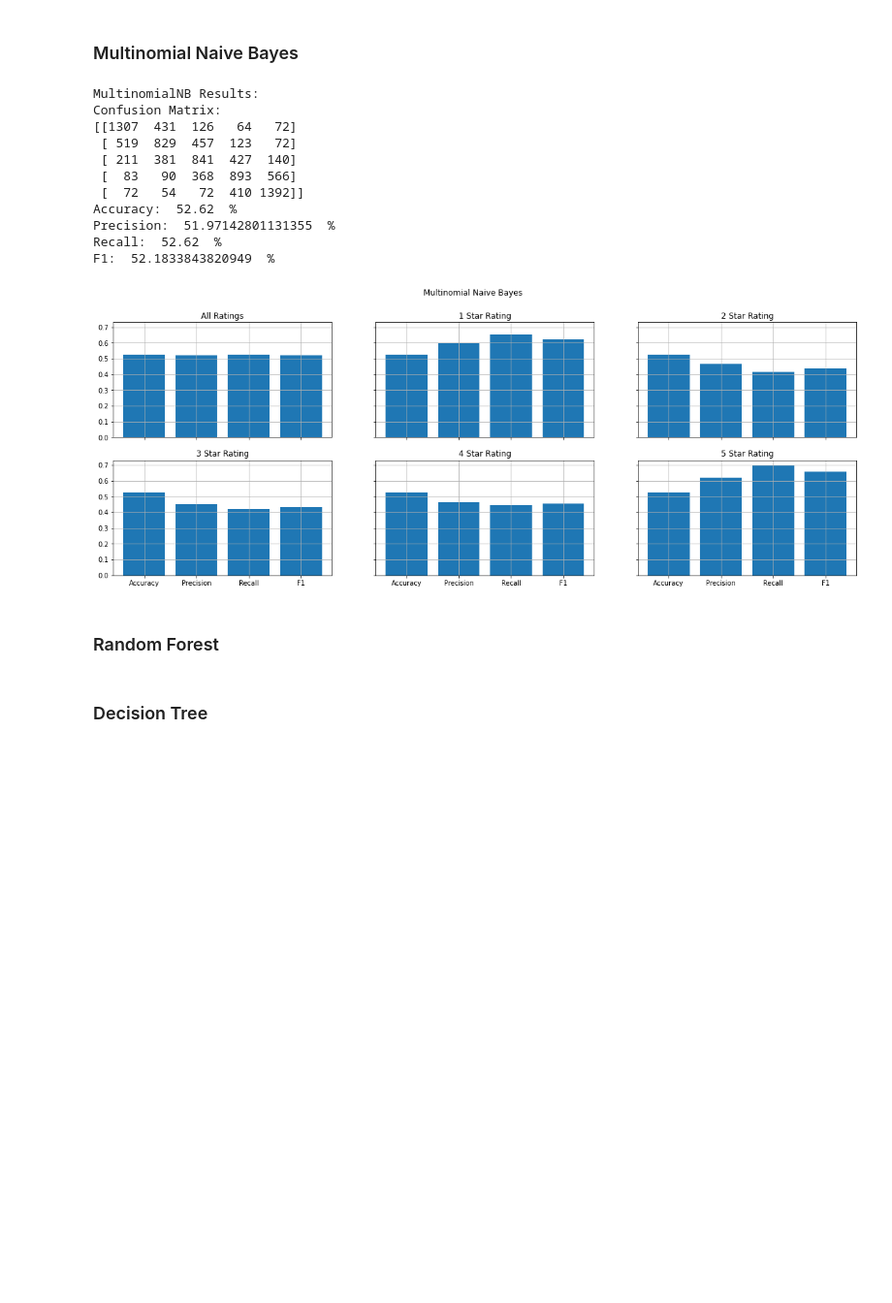
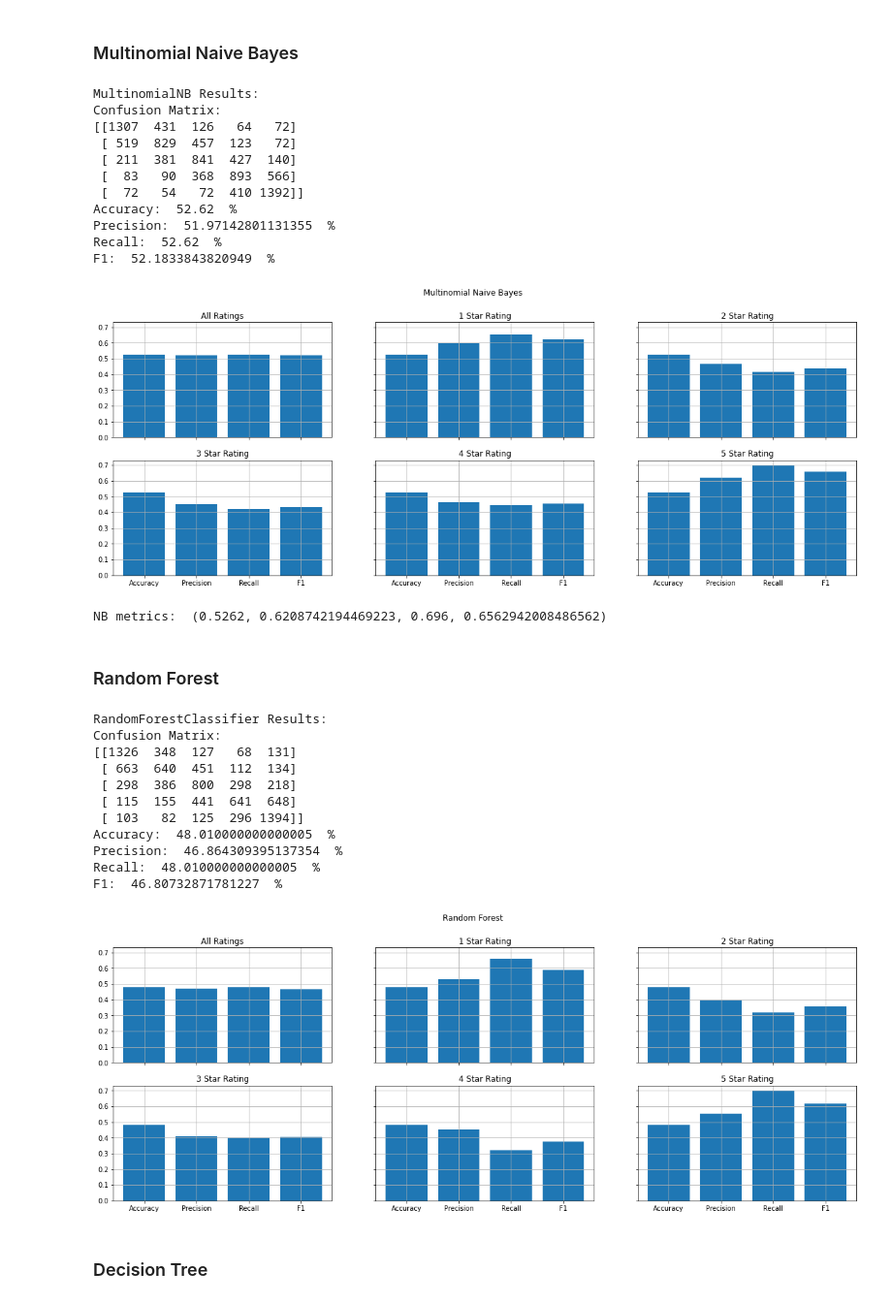
Before and after one commit to BrunoRosendo/feup_iart_proj2, a Jupyter notebook: amazonNLP.ipynb, the cells around one changed output. Shown at 97% size. Saved outputs shown, nothing was run; the diff lists cells and outputs as text; code cells hidden in the pictures; blank space fills up the shorter version.

Commit message:
Added more methods for graphs

```diff
--- a/amazonNLP.ipynb
+++ b/amazonNLP.ipynb
@@ -141,7 +141,7 @@ def prepare_statistic(data):
     y = data.iloc[1:].tolist()
     return x, y, title
 
-def plot_graph(data, figLabel):
+def plot_all_metrics(data, figLabel):
     fig, axs = plt.subplots(2, 3, sharex=True, sharey=True)
     fig.set_figwidth(20)
     fig.set_figheight(7)
@@ -152,11 +152,20 @@ def plot_graph(data, figLabel):
             currData = data[index]
             x, y, title = prepare_statistic(currData)
             axis = axs[i, j]
-            # axis.set_ylim(bottom=0.0, top=1.0)
+            # axis.set_ylim(bottom=0.0, top=1.0)    # Uncomment this to see yAxis from [0, 1]
             axis.bar(x, y)
             axis.set_title(title)
             axis.grid(True)
     plt.show()
+
+def plot_bar(x, y, title, y_label, x_label):
+    fig = plt.figure()
+    ax = fig.add_axes([0,0,3,1.5])
+    ax.bar(x, y)
+    ax.set_title(title)
+    ax.set_ylabel(y_label)
+    ax.set_xlabel(x_label)
+    plt.show()
 # %% [markdown]
 ### Analyze Results
 # %%
@@ -192,7 +201,11 @@ def analyze(prediction, test, classifierLabel):
 
 
     # Plot the data
-    plot_graph(plot_data, classifierLabel)
+    plot_all_metrics(plot_data, classifierLabel)
+
+    plot_bar()
+
+    return (accuracy, precision, recall, f1)
 # %% [markdown]
 ### K-Nearest Neighbor
 # %%
@@ -220,7 +220,7 @@ prediction = predict(MultinomialNB(), sample_weight=1.0)
 # prediction = gridPredict(MultinomialNB(), {"alpha": [0.0001, 0.5, 1.0]}, sample_weight=1.0)
 # prediction = fullPredict(MultinomialNB(), {"alpha": [0.0001, 0.5, 1.0]}, sample_weight=1.0)
 print("MultinomialNB Results:")
-analyze(prediction, test, 'Multinomial Naive Bayes')
+nb_metrics = analyze(prediction, test, 'Multinomial Naive Bayes')
 # %% [output]
 MultinomialNB Results:
 Confusion Matrix:
@@ -234,15 +234,28 @@ Precision:  51.97142801131355  %
 Recall:  52.62  %
 F1:  52.1833843820949  %
 [figure]
+NB metrics:  (0.5262, 0.6208742194469223, 0.696, 0.6562942008486562)
 # %% [markdown]
 ### Random Forest
 # %%
-# prediction = predict(RandomForestClassifier(n_estimators=100), sample_weight=1.0)
-# "max_features": ["int", "sqrt", "log2"]
-prediction = gridPredict(RandomForestClassifier(), {"n_estimators": [50, 100]} , sample_weight=1.0)
-# TODO: TEST SINGLE PARAMETER (n_estimators = 200 ...)
+prediction = predict(RandomForestClassifier(n_estimators=100), sample_weight=1.0)
+#prediction = fullPredict(RandomForestClassifier(), {"n_estimators": [50, 100]} , sample_weight=1.0)
+
 print("RandomForestClassifier Results:")
-analyze(prediction, test, 'Random Forest')
+rforest_metrics = analyze(prediction, test, 'Random Forest')
+# %% [output]
+RandomForestClassifier Results:
+Confusion Matrix:
+[[1326  348  127   68  131]
+ [ 663  640  451  112  134]
+ [ 298  386  800  298  218]
+ [ 115  155  441  641  648]
+ [ 103   82  125  296 1394]]
+Accuracy:  48.010000000000005  %
+Precision:  46.864309395137354  %
+Recall:  48.010000000000005  %
+F1:  46.80732871781227  %
+[figure, added]
 # %% [markdown]
 ### Decision Tree
 # %%
```
Also changed, not shown: parts of 9 cells of this notebook.
